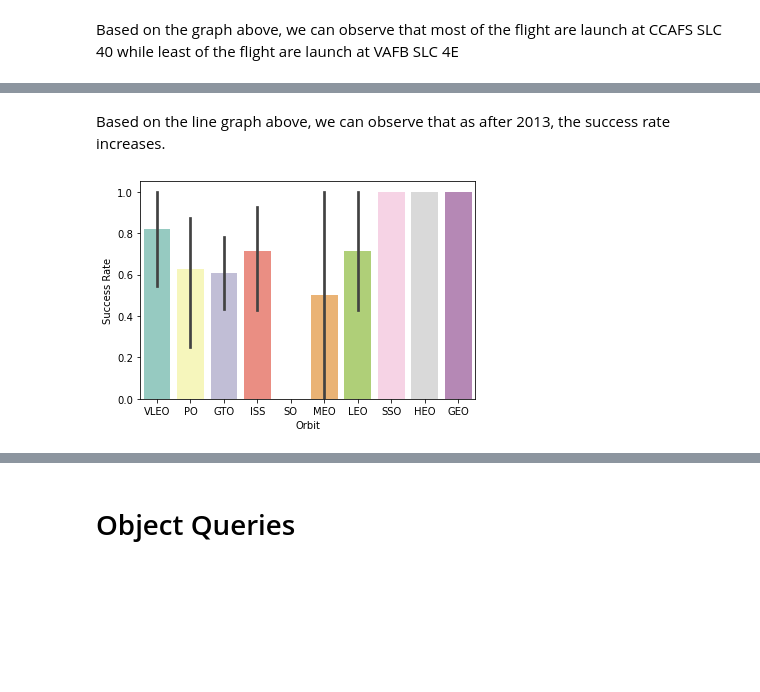
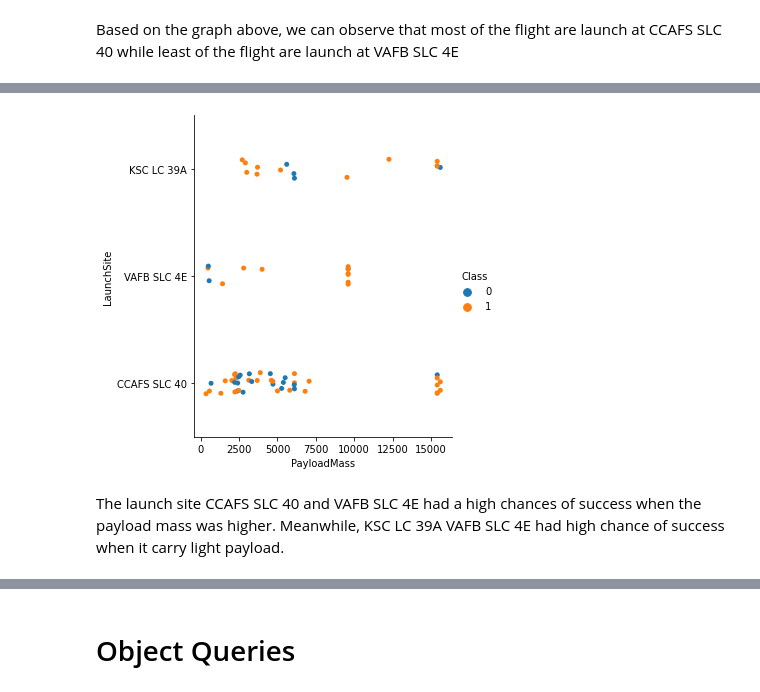
Before and after one commit to chiakl/spacex, a Jupyter notebook: spacex.ipynb, the cells around one changed output, grey strips where cells are left out. Cells and saved outputs as stored; diff of their text form; code cells hidden in the pictures; blank space fills up the shorter version.

```diff
--- a/spacex.ipynb
+++ b/spacex.ipynb
@@ -318,13 +297,12 @@ plt.show()
-# %% [markdown]
-Based on the line graph above, we can observe that as after 2013, the success rate increases.
-# %%
-#Visualize the relationship between the orbit and sucess rate
-
-sns.barplot(x=spacex_train["Orbit"], y=spacex_train["Class"], data=spacex_train, palette='Set3')
-plt.ylabel("Success Rate")
-plt.show()
-# %% [output]
-[figure, removed]
+# %%
+# Visualize the relationship between payload and launch site to get insight on which launch site result in better
+# landing outcome when the rocket carrying different weights
+sns.catplot(y="LaunchSite", x="PayloadMass", hue="Class", data=spacex_train)
+plt.show()
+# %% [output]
+[figure, added]
+# %% [markdown]
+The launch site CCAFS SLC 40 and VAFB SLC 4E had a high chances of success when the payload mass was higher. Meanwhile, KSC LC 39A VAFB SLC 4E had high chance of success when it carry light payload.
 # %%
 #Visualize the relationship between the orbit and PayloadMass
 sns.scatterplot(x=spacex_train["PayloadMass"], y=spacex_train["Orbit"], data=spacex_train, hue="Class")
```
Also changed, not shown: parts of 23 cells of this notebook.
